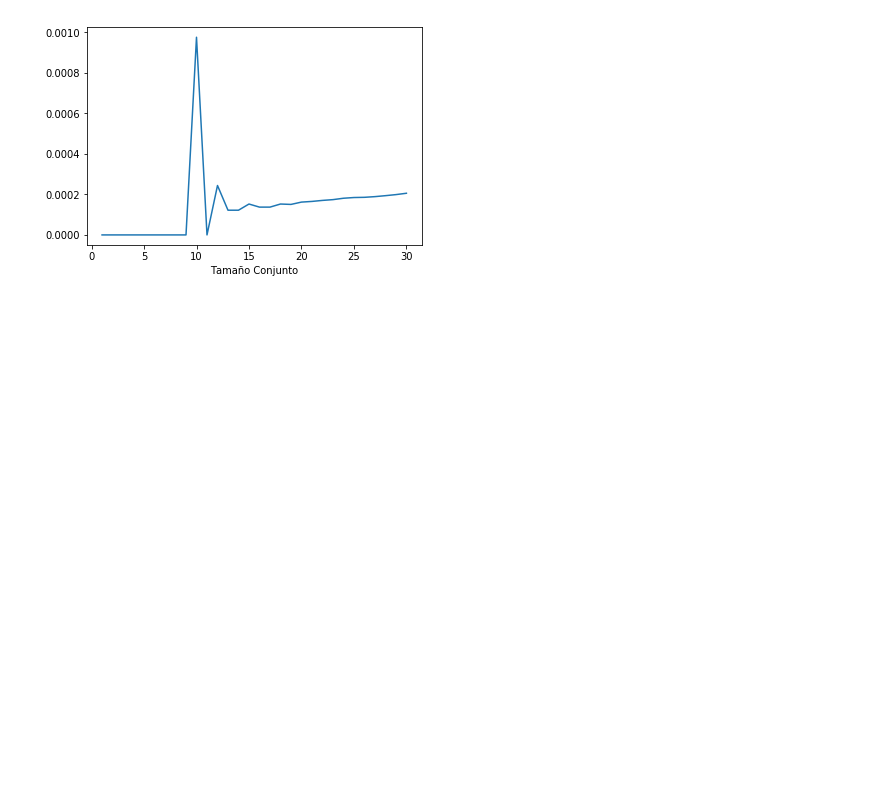
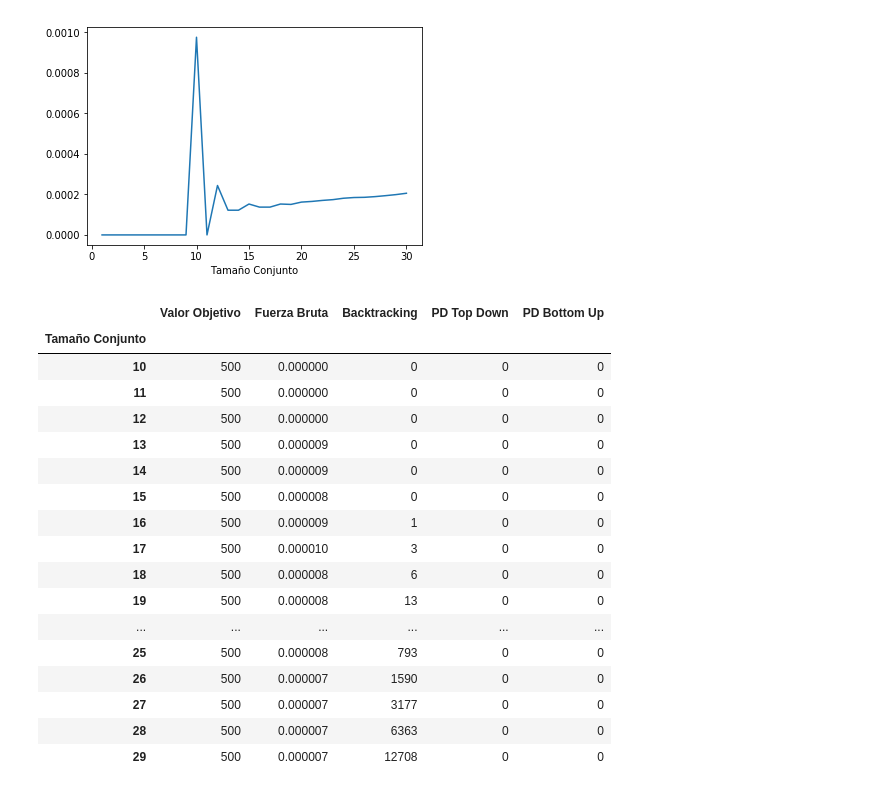
Before and after one commit to gonzalokun/AED3TP1, a Jupyter notebook: notebookTP.ipynb, the cells around one changed output. Saved outputs shown, nothing was run; the diff lists cells and outputs as text; code cells hidden in the pictures; blank space fills up the shorter version.

```diff
--- a/notebookTP.ipynb
+++ b/notebookTP.ipynb
@@ -150,3 +150,25 @@ tabla6["Fuerza Bruta"].plot()
 # %% [output]
 <matplotlib.axes._subplots.AxesSubplot at 0x...>
 [figure]
+# %%
+tabla7 = pd.read_csv("./output.csv", index_col="Tamaño Conjunto")
+tabla7
+# %% [output]
+|  | Valor Objetivo | Fuerza Bruta | Backtracking | PD Top Down | PD Bottom Up |
+| Tamaño Conjunto |  |  |  |  |  |
+| 10 | 500 | 0.000000 | 0 | 0 | 0 |
+| 11 | 500 | 0.000000 | 0 | 0 | 0 |
+| 12 | 500 | 0.000000 | 0 | 0 | 0 |
+| 13 | 500 | 0.000009 | 0 | 0 | 0 |
+| 14 | 500 | 0.000009 | 0 | 0 | 0 |
+| 15 | 500 | 0.000008 | 0 | 0 | 0 |
+| 16 | 500 | 0.000009 | 1 | 0 | 0 |
+| 17 | 500 | 0.000010 | 3 | 0 | 0 |
+| 18 | 500 | 0.000008 | 6 | 0 | 0 |
+| 19 | 500 | 0.000008 | 13 | 0 | 0 |
+| ... | ... | ... | ... | ... | ... |
+| 25 | 500 | 0.000008 | 793 | 0 | 0 |
+| 26 | 500 | 0.000007 | 1590 | 0 | 0 |
+| 27 | 500 | 0.000007 | 3177 | 0 | 0 |
+| 28 | 500 | 0.000007 | 6363 | 0 | 0 |
+| 29 | 500 | 0.000007 | 12708 | 0 | 0 |
```
Also changed, not shown: parts of 1 cell of this notebook, 4 other files.
